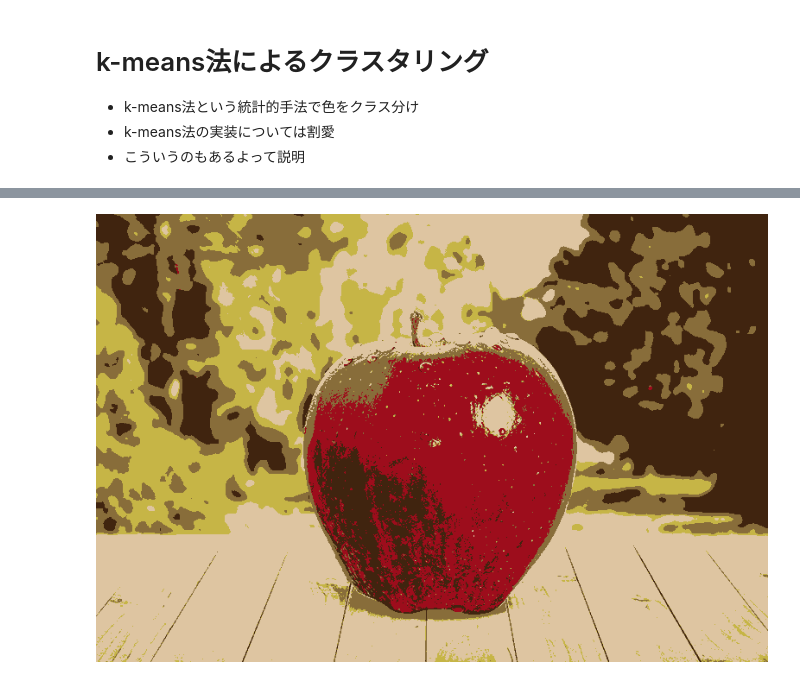
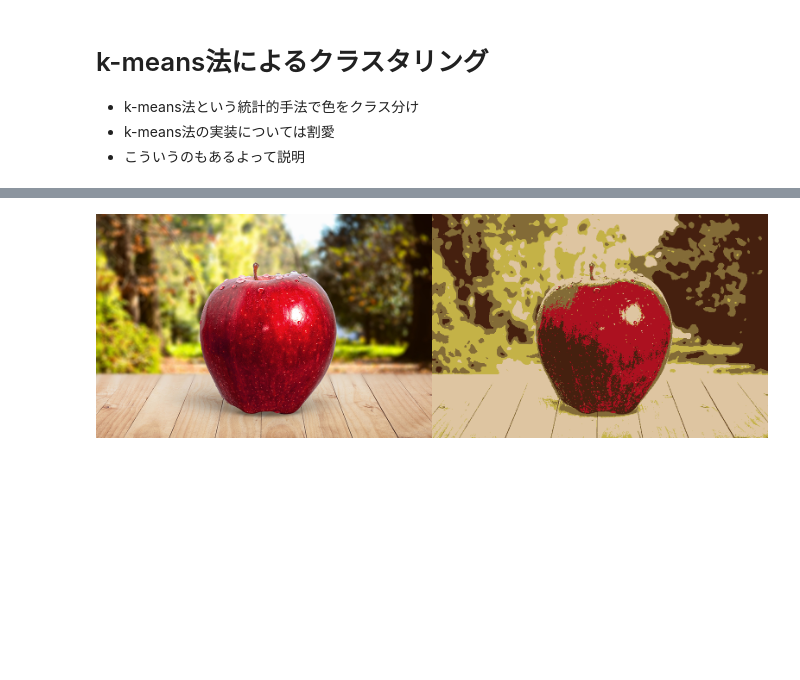
Before and after one commit to KIrie-0217/Python_practice, a Jupyter notebook: 画像処理の基礎_kmeans.ipynb, the cells around one changed output, grey strips where cells are left out. Drawn from its saved outputs; the diff is of its cells as text; code cells hidden in the pictures; blank space fills up the shorter version.

```diff
--- a/画像処理の基礎_kmeans.ipynb
+++ b/画像処理の基礎_kmeans.ipynb
@@ -48,5 +44,8 @@ plt.show(a)
 # %%
 dst = centers[labels].reshape(img.shape)
-cv2_imshow(dst)
+
+# 画像を並べて表示
+imgs = cv2.hconcat([img,dst])
+cv2_imshow(imgs)
 # %% [output]
-[figure, old version]
+[figure, new version]
```
Also changed, not shown: parts of 1 cell of this notebook.
